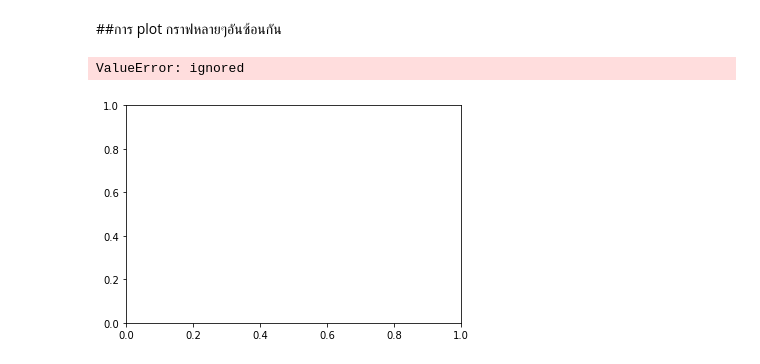
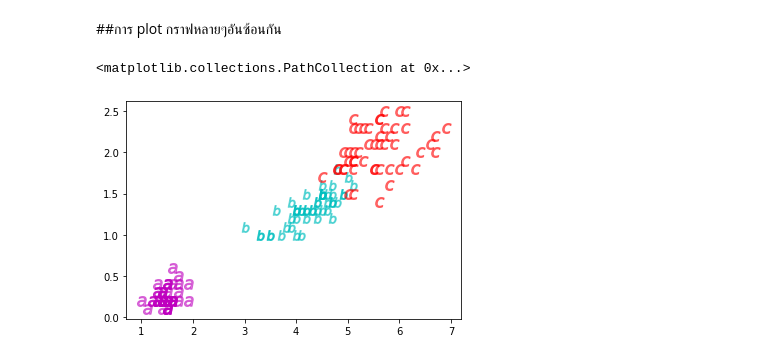
Before and after one commit to thanadolch/data_viz, a Jupyter notebook: Visualize_Data_Distribution.ipynb, the cells around one changed output. Drawn from its saved outputs; the diff is of its cells as text; code cells hidden in the pictures.

Commit message:
Bubble chart

```diff
--- a/Visualize_Data_Distribution.ipynb
+++ b/Visualize_Data_Distribution.ipynb
@@ -57,9 +57,9 @@ plt.scatter(df['PetalLength'],df['PetalWidth'],s=20*df['SepalWidth'],c=df2['Name
 # %% [markdown]
 ##การ plot กราฟหลายๆอันซ้อนกัน
 # %%
-plt.scatter(df['PetalLength'][:50],df['PetalWidth'][:50],s=20*df['SepalWidth'],c='y',alpha=0.5,marker='$a$')
-plt.scatter(df['PetalLength'][50:100],df['PetalWidth'][50:100],s=20*df['SepalWidth'],c='c',alpha=0.5,marker='$b$')
-plt.scatter(df['PetalLength'][100:],df['PetalWidth'][100:],s=20*df['SepalWidth'],c='r',alpha=0.5,marker='$c$')
+plt.scatter(df['PetalLength'][:50],df['PetalWidth'][:50],s=100,c='m',alpha=0.5,marker='$a$')
+plt.scatter(df['PetalLength'][50:100],df['PetalWidth'][50:100],s=100,c='c',alpha=0.5,marker='$b$')
+plt.scatter(df['PetalLength'][100:],df['PetalWidth'][100:],s=100,c='r',alpha=0.5,marker='$c$')
 # %% [output]
-ValueError: ignored
+<matplotlib.collections.PathCollection at 0x...>
-[figure, old version]
+[figure, new version]
```
Also changed, not shown: parts of 13 cells of this notebook.
